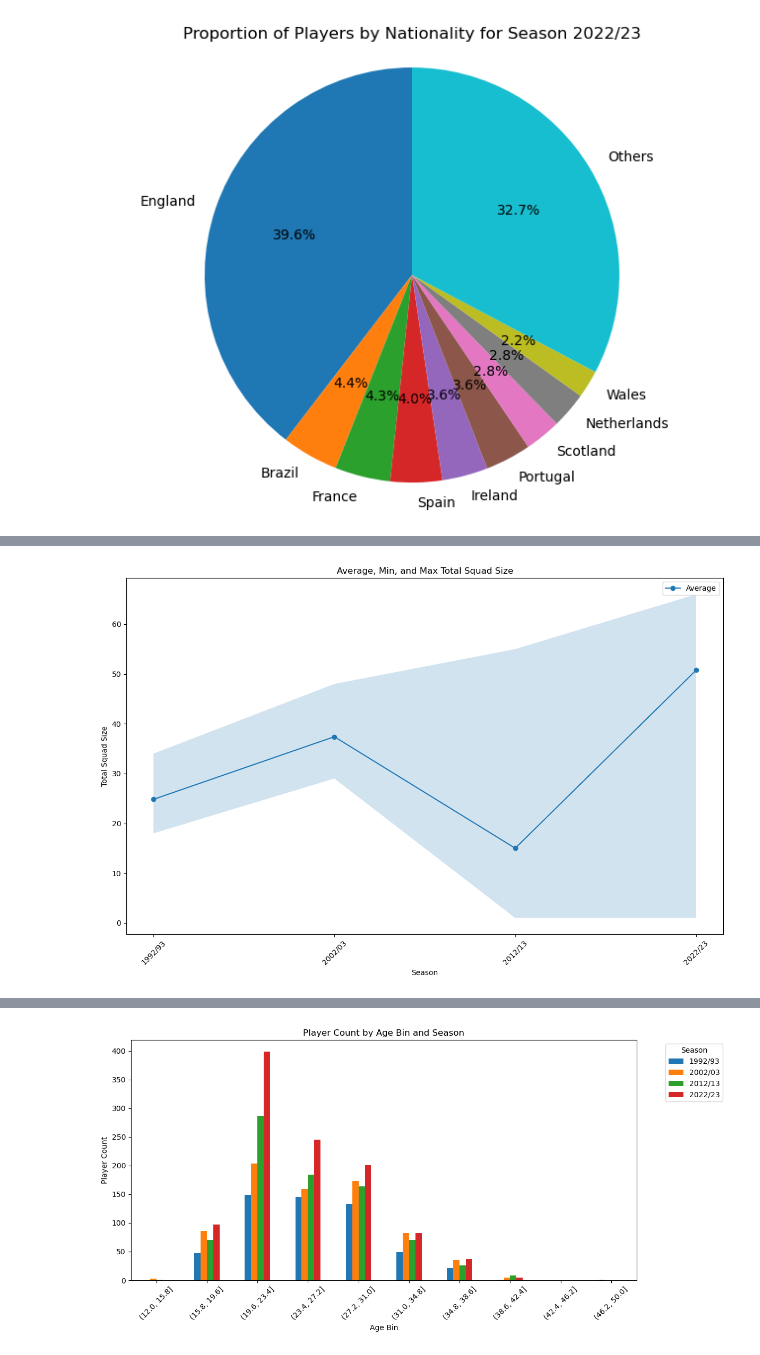
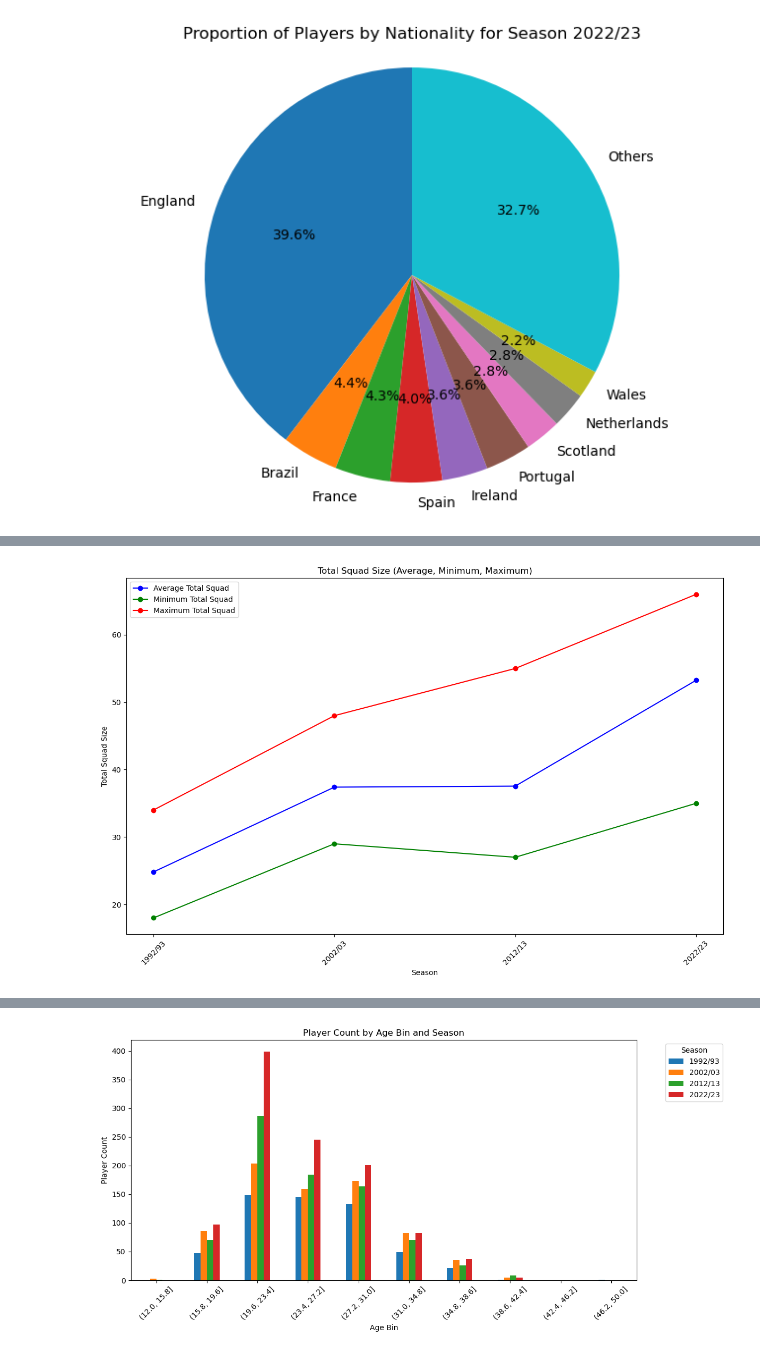
Before and after one commit to mattshaw16/EmpiricalProject-720005462, a Jupyter notebook: PlayerDataAnalysis.ipynb, the cells around one changed output, grey strips where cells are left out. Cells and saved outputs as stored; diff of their text form; code cells hidden in the pictures.

```diff
--- a/PlayerDataAnalysis.ipynb
+++ b/PlayerDataAnalysis.ipynb
@@ -262,6 +262,11 @@ for season, df in season_dataframes.items():
     plt.pie(filtered_nationalities['No. Players'], labels=filtered_nationalities['Nationality'], autopct='%1.1f%%', startangle=90)
     plt.title(f'Proportion of Players by Nationality for Season {season}')
     plt.axis('equal')
+
+    save_directory = r"C:\Users\matts\Documents\Empirical Project\EmpiricalProject-720005462\Graphs"
+    file_name = f'Pie_Nationalities_Season_{season.replace("/", "-")}.png'
+    plt.savefig(os.path.join(save_directory, file_name))
+
     plt.show()
 # %% [output]
   Nationality  No. Players  Rank  Percentage
@@ -341,13 +346,13 @@ for season, df_season in merged_df.groupby('Season'):
     pivot_df = grouped_df.pivot_table(index='Club', columns='Position', values='Count', aggfunc='sum', fill_value=0)
 
     #add a total column
-    pivot_df['Total Sqaud'] = pivot_df.sum(axis=1)
+    pivot_df['Total Squad'] = pivot_df.sum(axis=1)
 
     #add proportion columns
-    pivot_df['Proportion Defender'] = (pivot_df['Defender'] / pivot_df['Total Sqaud']) * 100
-    pivot_df['Proportion Forward'] = (pivot_df['Forward'] / pivot_df['Total Sqaud']) * 100
-    pivot_df['Proportion Goalkeeper'] = (pivot_df['Goalkeeper'] / pivot_df['Total Sqaud']) * 100
-    pivot_df['Proportion Midfielder'] = (pivot_df['Midfielder'] / pivot_df['Total Sqaud']) * 100
+    pivot_df['Proportion Defender'] = (pivot_df['Defender'] / pivot_df['Total Squad']) * 100
+    pivot_df['Proportion Forward'] = (pivot_df['Forward'] / pivot_df['Total Squad']) * 100
+    pivot_df['Proportion Goalkeeper'] = (pivot_df['Goalkeeper'] / pivot_df['Total Squad']) * 100
+    pivot_df['Proportion Midfielder'] = (pivot_df['Midfielder'] / pivot_df['Total Squad']) * 100
 
     #store the dataset for the current season
     season_dfs[season] = pivot_df
@@ -412,35 +383,46 @@ plt.show()
 # %%
 import matplotlib.pyplot as plt
 
-# Initialize lists to store average, min, and max total squad size
-avg_total = []
-min_total = []
-max_total = []
+# Initialize lists to store average, min, and max data
+avg_data = []
+min_data = []
+max_data = []
 
-# Iterate over each season dataframe and calculate average, min, and max total squad size
+# Iterate over each season dataframe and calculate average, min, and max squad composition
 for season, df in season_dfs.items():
-    avg_total.append(df['Total Sqaud'].mean())
-    min_total.append(df['Total Sqaud'].min())
-    max_total.append(df['Total Sqaud'].max())
+    filtered_df = df[df['Total Squad'] > 15]
+    avg_data.append(filtered_df.mean())
+    min_data.append(filtered_df.min())
+    max_data.append(filtered_df.max())
 
-# Plot average, min, and max total squad size
+# Convert lists to DataFrames
+avg_df = pd.DataFrame(avg_data, index=season_dfs.keys())
+min_df = pd.DataFrame(min_data, index=season_dfs.keys())
+max_df = pd.DataFrame(max_data, index=season_dfs.keys())
+
+# Plot average, min, and max squad composition
 plt.figure(figsize=(12, 8))
 
 # Plot average
-plt.plot(season_dfs.keys(), avg_total, label='Average', marker='o')
-
-# Plot min and max
-plt.fill_between(season_dfs.keys(), min_total, max_total, alpha=0.2)
+plt.plot(avg_df.index, avg_df['Total Squad'], label='Average Total Squad', marker='o', color='blue')
+# Plot min
+plt.plot(min_df.index, min_df['Total Squad'], label='Minimum Total Squad', marker='o', color='green')
+# Plot max
+plt.plot(max_df.index, max_df['Total Squad'], label='Maximum Total Squad', marker='o', color='red')
 
 # Add labels and legend
-plt.title('Average, Min, and Max Total Squad Size')
+plt.title('Total Squad Size (Average, Minimum, Maximum)')
 plt.xlabel('Season')
 plt.ylabel('Total Squad Size')
 plt.legend()
 
 # Show plot
 plt.xticks(rotation=45)
 plt.tight_layout()
+
+save_directory = r"C:\Users\matts\Documents\Empirical Project\EmpiricalProject-720005462\Graphs"
+plt.savefig(os.path.join(save_directory, 'Total_Squad_Size.png'))
+
 plt.show()
 # %% [output]
-[figure, old version]
+[figure, new version]
```
Also changed, not shown: parts of 12 cells of this notebook.
